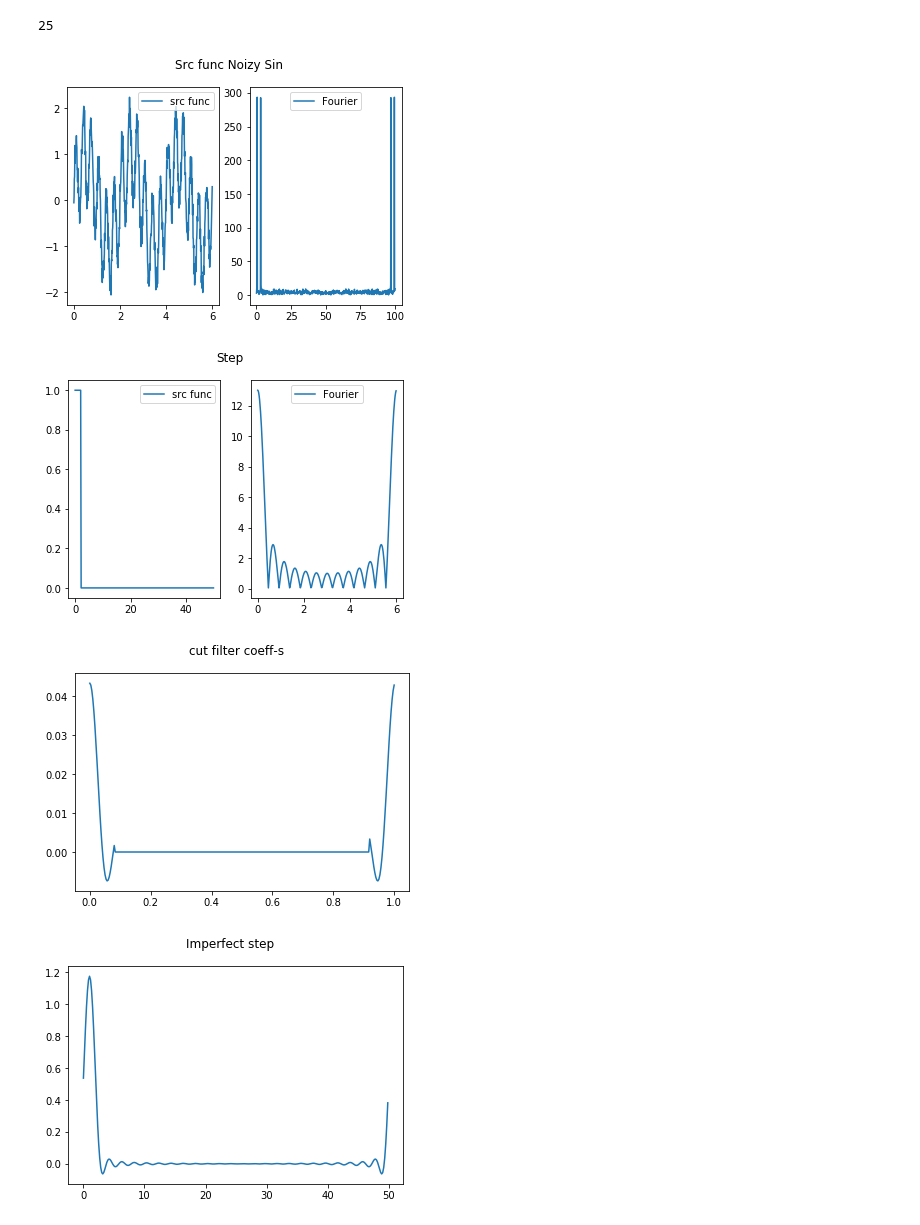
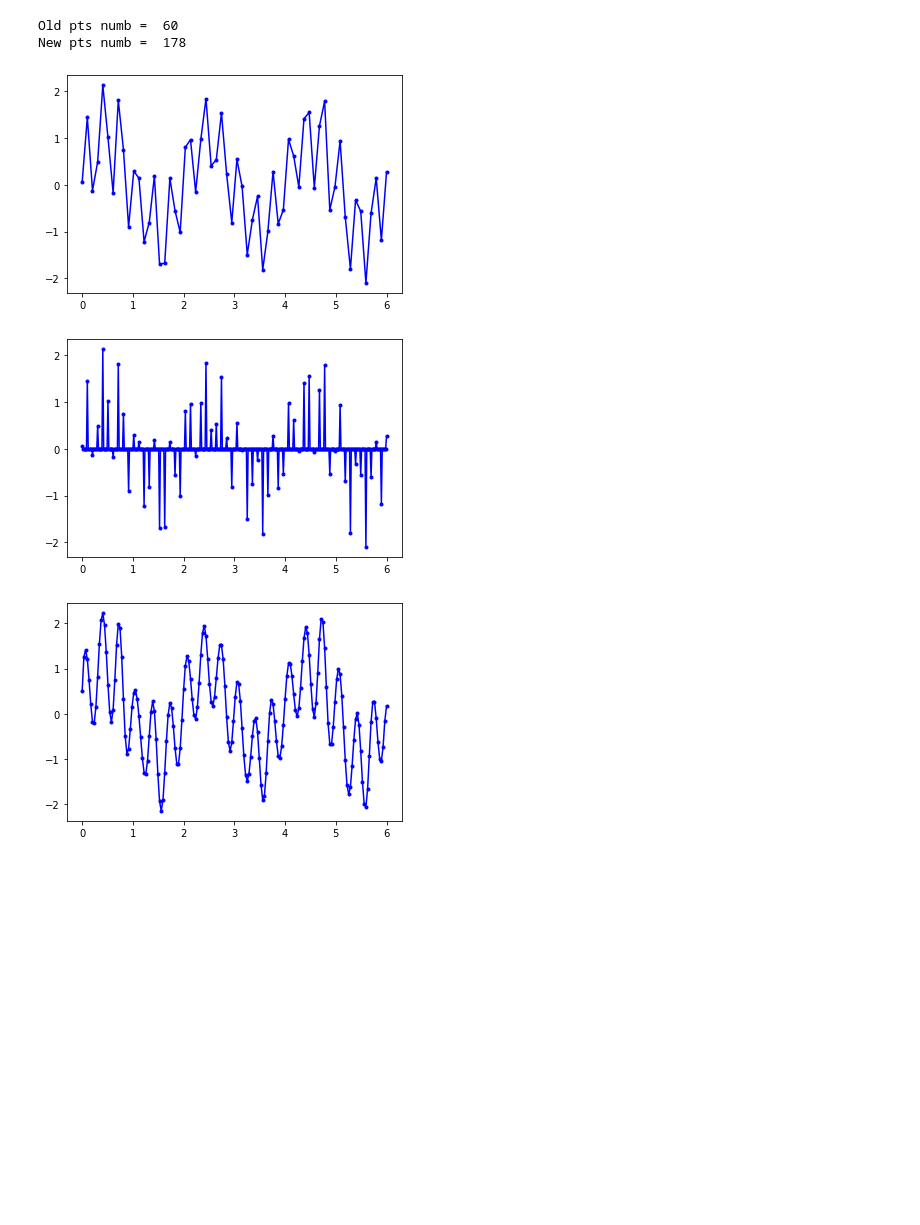
Before and after one commit to PashaIanko/Python, a Jupyter notebook: Signal resampling/Signal Resampling.ipynb, the cells around one changed output. Drawn from its saved outputs; the diff is of its cells as text; code cells hidden in the pictures; blank space fills up the shorter version.

```diff
--- a/Signal resampling/Signal Resampling.ipynb
+++ b/Signal resampling/Signal Resampling.ipynb
@@ -362,23 +344,28 @@ print (sampling_freq_before /2)
 # %%
 t_from = 0
 t_to = 6
-dt = 0.01
-N = get_points_numb(t_from, t_to, dt)
+sampling_freq_before = 10
+N = get_points_numb(t_from, t_to, 1/sampling_freq_before)
 
 
 f1 = 3
 f2 = 0.5
 noize_level=0.3
 noize_intensity=0.17
 sin_Func = Function((FuncParams(t_from, t_to, 1, 1, 0, N)))
 sin_Func.reset_x()
 sin_Func.y = np.sin(2*np.pi*f1* sin_Func.x) + np.sin(2*np.pi * f2*sin_Func.x)
 sin_Func.noize(noize_intensity, noize_level)
+sin_Func.plot()
 
-plot_imperfect_low_pass_filtered(sin_Func, 2, 50, 'Noizy Sin')
+print("Old pts numb = ", sin_Func.N)
+P = 6 # Во сколько раз будем повышать частоту дискретизации
+Q = 2
+f_resample = min(sampling_freq_before/2, sampling_freq_before * (P / Q)/2)
+plot_resample_low_pass_filtered(sin_Func, P, Q, f_resample, 'Noize + two freq sin', P*2)
 # %% [output]
-25
+Old pts numb =  60
+New pts numb =  178
-[figure, old version]
+[figure, new version]
-[figure, old version]
+[figure, new version]
-[figure, old version]
+[figure, new version]
-[figure, removed]
```
Also changed, not shown: parts of 11 cells of this notebook.
